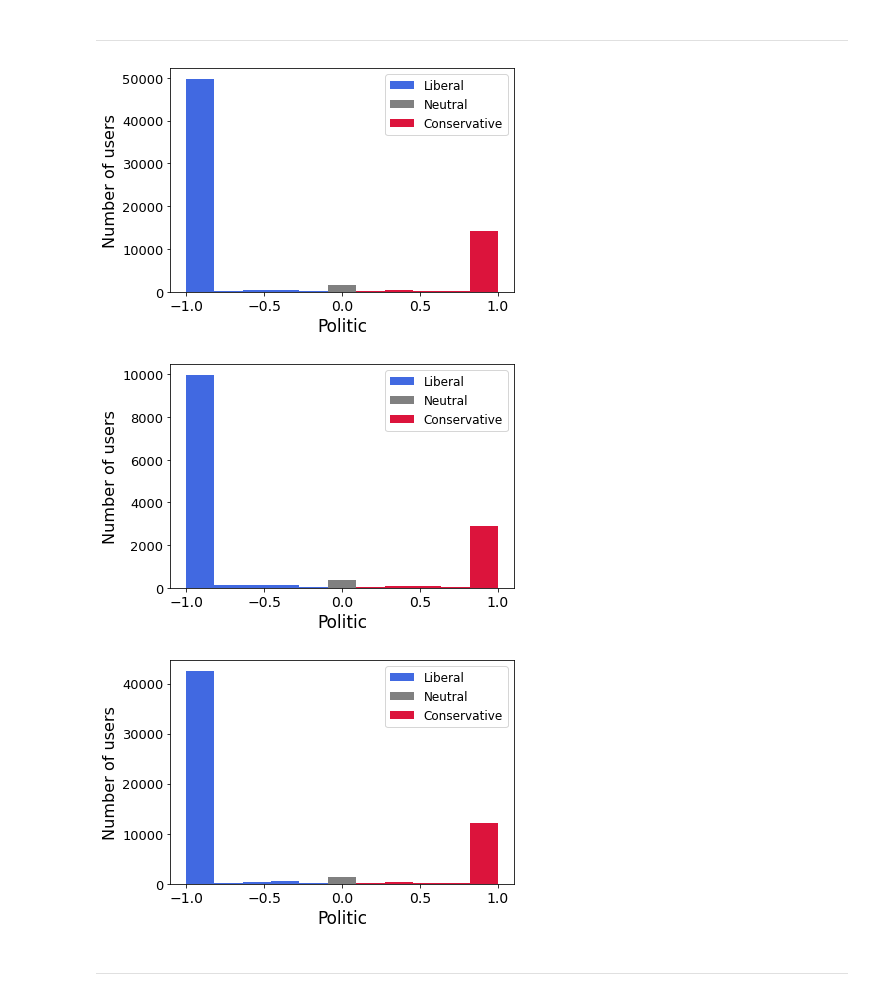
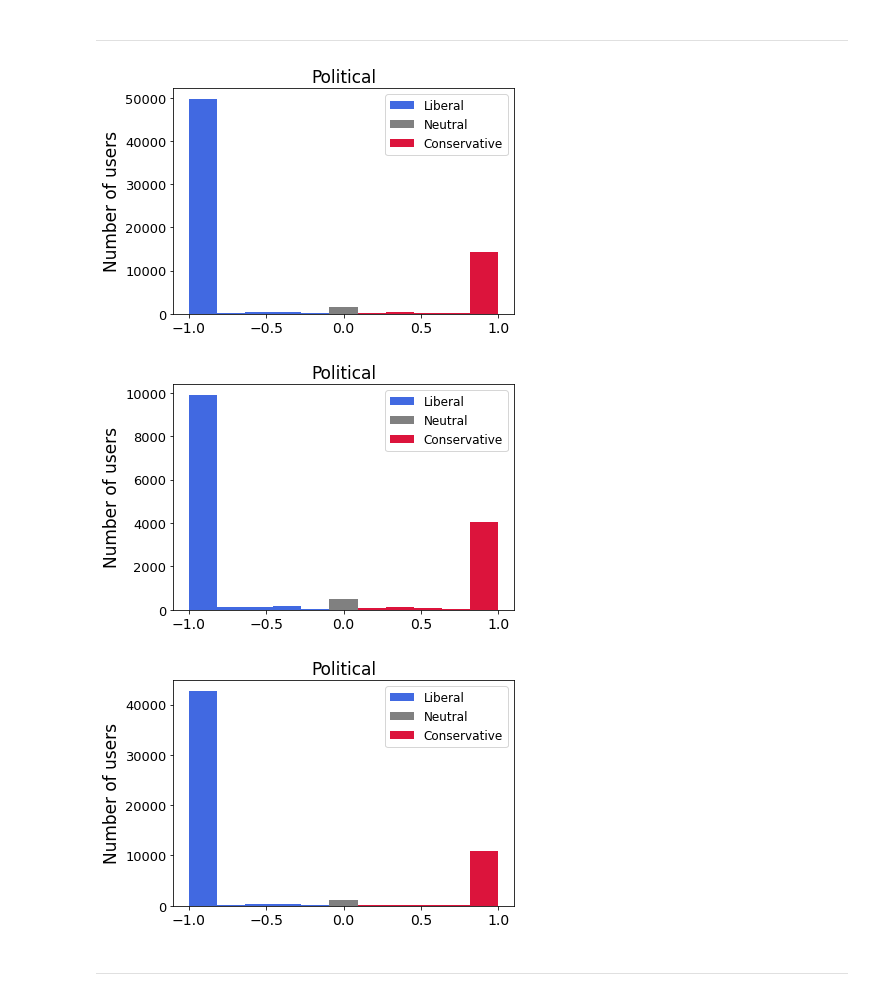
Before and after one commit to MoSamani/Deleted-Tweets, a Jupyter notebook: user_polarisiation/Plot_political_Polarisiation.ipynb, the cells around one changed output. Cells and saved outputs as stored; diff of their text form; code cells hidden in the pictures.

```diff
--- a/user_polarisiation/Plot_political_Polarisiation.ipynb
+++ b/user_polarisiation/Plot_political_Polarisiation.ipynb
@@ -811,8 +906,13 @@ def plot_histogram_kb(df, titel):
     ax.tick_params(axis='y', which='major', labelsize=13)
 
     figsize=(8, 6)
-    plt.ylabel('Number of users', fontsize=16)
-    ax.set_xlabel(xlabel='Politic', fontsize=17)
+    ax.set_title('Political', fontsize=17)
+    ax.set_ylabel('Number of users', fontsize=17)
+    #ax.set_xlabel(xlabel='Political', fontsize=17)
+
+    #f = ticker.ScalarFormatter(useOffset=False, useMathText=True)
+    #g = lambda x,pos : "${}$".format(f._formatSciNotation('%1.10e' % x))
+    #ax.yaxis.set_major_formatter(ticker.FuncFormatter(g))
 
     #plt.title('Political polarization', fontsize=18)
     plt.legend( fontsize=12)
@@ -820,20 +920,20 @@ def plot_histogram_kb(df, titel):
     plt.savefig('../plots/'+titel+'.pdf')
 # %%
 #All Tweets
-df = df_tweetskb_polarized_users.drop_duplicates(subset=['Username'])
-plot_histogram_kb(df['political_polarisation'],'hist_tweetsKB_political_polarized_users(alltweets)')
+df = df_tweetskb.drop_duplicates(subset=['Username'])
+plot_histogram_kb(df['politic'],'hist_tweetsKB_political_polarized_users(alltweets)')
 # %% [output]
-[figure, old version]
+[figure, new version]
 # %%
-df = df_tweetskb_polarized_users_del.drop_duplicates(subset=['Username'])
-plot_histogram_kb(df['political_polarisation'],'hist_tweetsKB_political_polarized_users(deletedtweets)')
+df = df_tweetskb_del.drop_duplicates(subset=['Username'])
+plot_histogram_kb(df['politic'],'hist_tweetsKB_political_polarized_users(deletedtweets)')
 # %% [output]
-[figure, old version]
+[figure, new version]
 # %%
-df = df_tweetskb_polarized_users_undel.drop_duplicates(subset=['Username'])
-plot_histogram_kb(df['political_polarisation'],'hist_tweetsKB_political_polarized_users(nondeletedtweets)')
+df = df_tweetskb_undel.drop_duplicates(subset=['Username'])
+plot_histogram_kb(df['politic'],'hist_tweetsKB_political_polarized_users(nondeletedtweets)')
 # %% [output]
-[figure, old version]
+[figure, new version]
 # %% [markdown]
 ***
 # %% [markdown]
```
Also changed, not shown: parts of 25 cells of this notebook, 26 other files.
